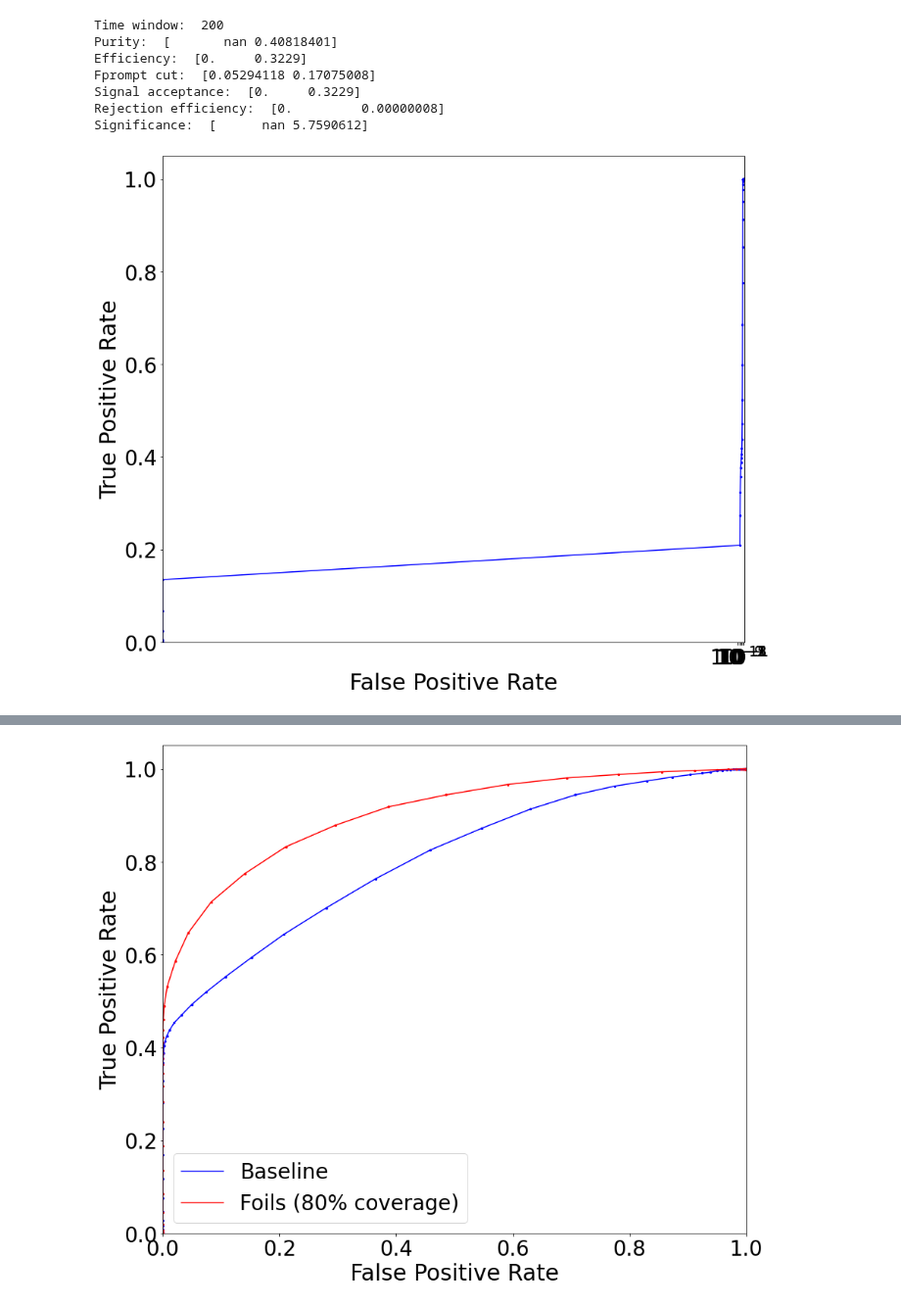
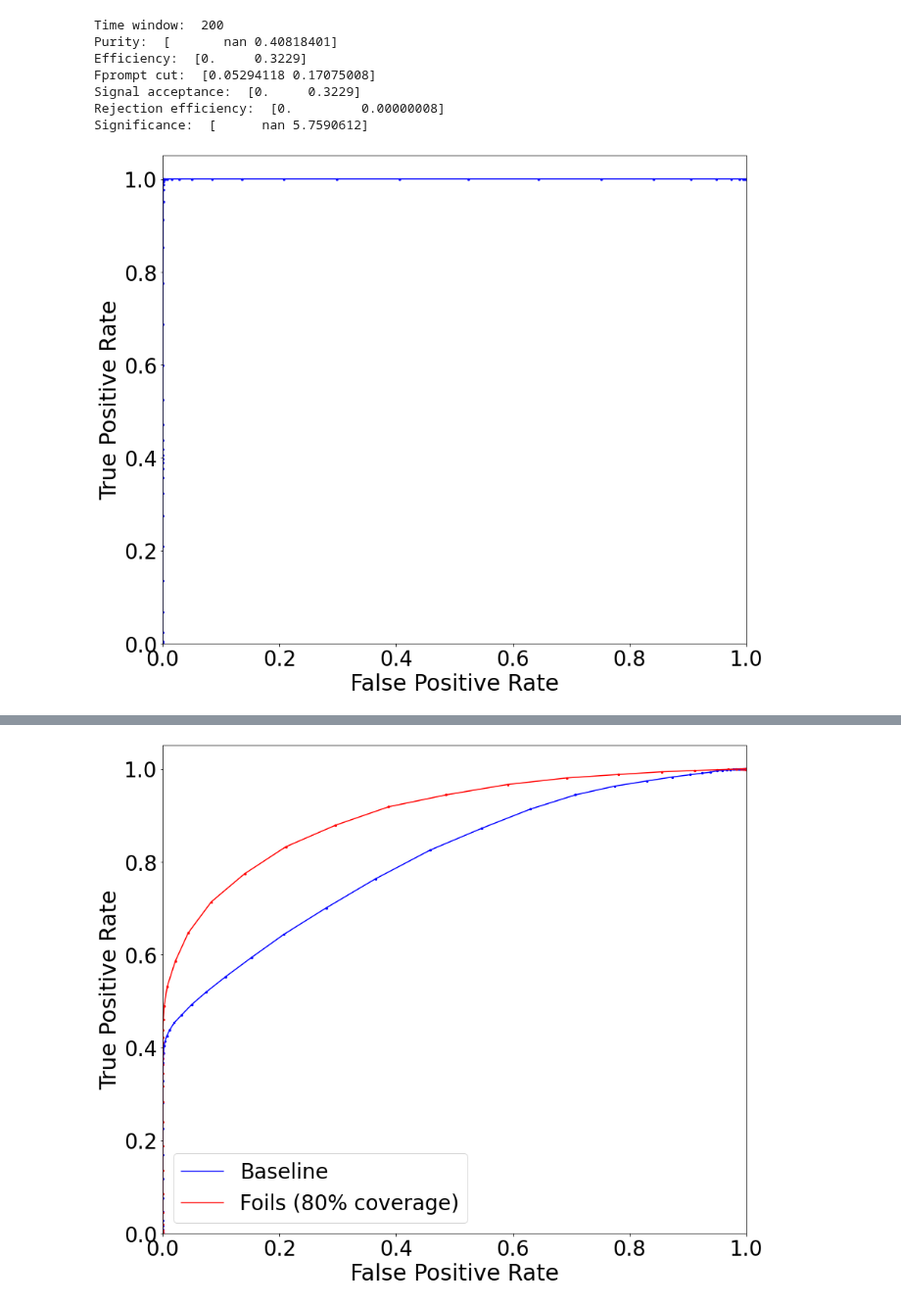
Before and after one commit to nlane314/soLAr-sens, a Jupyter notebook: notebooks/PSD_CC_AG.ipynb, the cells around one changed output, grey strips where cells are left out. Shown at 98% size. Saved outputs shown, nothing was run; the diff lists cells and outputs as text; code cells hidden in the pictures.

```diff
--- a/notebooks/PSD_CC_AG.ipynb
+++ b/notebooks/PSD_CC_AG.ipynb
@@ -298,26 +298,26 @@ Significance:  [      nan 5.7590612]
 # %%
 plt.figure(figsize=(14,12))
 
 sig_label = r'Purity'
 bkg_label = r'Efficiency'
 
 num_mask = 2000
 scint_mask = 1000
 
 plt.scatter(back_cut, signal_cut, s = 22, marker='.', color='blue')
 plt.plot(back_cut, signal_cut, color='blue')
 
 plt.ylabel('True Positive Rate', fontsize=30)
 plt.xlabel(r'False Positive Rate', fontsize=30)
 
 plt.xticks(fontsize=28)
 plt.yticks(fontsize=28)
 plt.ylim(0,1.05)
 plt.xlim(0,1)
-plt.xscale('log')
+#plt.xscale('log')
 
 #plt.savefig('../figures/.png', bbox_inches='tight')
 
 plt.show()
 # %% [output]
-[figure, old version]
+[figure, new version]
```
Also changed, not shown: parts of 2 cells of this notebook, 1 other file.
